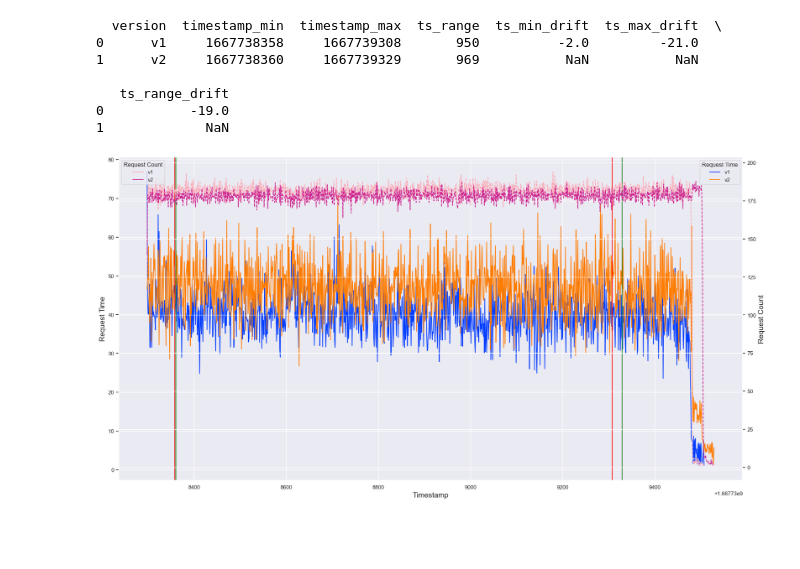
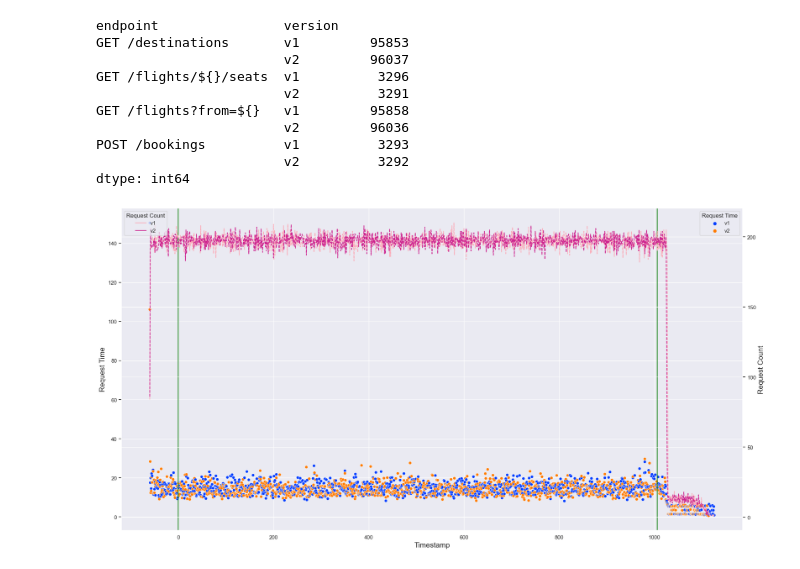
Before and after one commit to njapke/cloud-benchmark-conductor, a Jupyter notebook: analysis/bootstraping-app2.ipynb, the cells around one changed output. Saved outputs shown, nothing was run; the diff lists cells and outputs as text; code cells hidden in the pictures; blank space fills up the shorter version.

```diff
--- a/analysis/bootstraping-app2.ipynb
+++ b/analysis/bootstraping-app2.ipynb
@@ -7,10 +7,12 @@ from numpy.random import default_rng
 rng = default_rng()
 # %%
 # benchmarkName = "ab-main-main-2022-11-04T12:30:42+01:00"
+benchmarkName = "ab-main-main-2022-11-10T17:34:23+01:00"
 # benchmarkName = "ab-main-perf-issue-clean-path-2022-11-05T20:39:50+01:00"
 # benchmarkName = "ab-main-perf-issue-request-id-2022-11-04T14:18:47+01:00"
-benchmarkName = "ab-main-perf-issue-basic-auth-2022-11-06T13:36:52+01:00"
-
+# benchmarkName = "ab-main-perf-issue-basic-auth-2022-11-06T13:36:52+01:00"
+maxCutoffDuration = 120
+# maxCutoffDuration = 600
 
 df1 = pd.read_csv(f"../results/fbs/{benchmarkName}/v1.csv.gz")
 df2 = pd.read_csv(f"../results/fbs/{benchmarkName}/v2.csv.gz")
@@ -39,9 +41,13 @@ df_req_durations = df[df['metric_name'] == 'http_req_duration'].copy()
 
 df_req_durations.rename(columns={'extra_tags': 'version', 'name': 'path'}, inplace=True)
 df_req_durations['version'] = df_req_durations['version'].str.replace('version=', '')
-df_req_durations['method_path'] = df_req_durations['method'] + " " + df_req_durations['path'].str[3:]
-# df_req_durations['scenario_iter'] = df_req_durations['scenario'] + "_" + df_req_durations['iter'].astype(int).astype(str)
-# df_req_durations.groupby(['version', 'scenario']).size()
+df_req_durations['endpoint'] = df_req_durations['method'] + " " + df_req_durations['path'].str[3:]
+
+# add 60 seconds to the first timestamp
+minCutoffTs = df_req_durations['timestamp'].min() + 60
+# use relative timestamps
+df_req_durations['timestamp'] = df_req_durations['timestamp'] - minCutoffTs
+maxCutoffTs = df_req_durations['timestamp'].max() - maxCutoffDuration
 df_req_durations
 # %% [output]
 |  | metric_name | timestamp | metric_value | check | error | error_code | expected_response | iter | ... |
@@ -114,52 +66,43 @@ dtype: int64
+# %%
+# enforce cutoff
+df_filtered = df_req_durations[(df_req_durations['timestamp'] >= 0) & (df_req_durations['timestamp'] <= maxCutoffTs)]
+df_filtered.groupby(['endpoint', 'version']).size()
+# %% [output]
+endpoint                version
+GET /destinations       v1         95853
+                        v2         96037
+GET /flights/${}/seats  v1          3296
+                        v2          3291
+GET /flights?from=${}   v1         95858
+                        v2         96036
+POST /bookings          v1          3293
+                        v2          3292
+dtype: int64
 # %%
-
-# analyze time drift
-# we select the data by iteration to have a equal amount of measurements, but we want to cutoff by time
-# this might cause biased results if the drift is too big
-
-df_time_drift = df_filtered.groupby(['version']).agg(timestamp_min=('timestamp', 'min'), timestamp_max=('timestamp', 'max'),).reset_index()
-df_time_drift['ts_range'] = df_time_drift['timestamp_max'] - df_time_drift['timestamp_min']
-df_time_drift['ts_min_drift'] = df_time_drift['timestamp_min'] - df_time_drift['timestamp_min'].shift(-1)
-df_time_drift['ts_max_drift'] = df_time_drift['timestamp_max'] - df_time_drift['timestamp_max'].shift(-1)
-df_time_drift['ts_range_drift'] = df_time_drift['ts_range'] - df_time_drift['ts_range'].shift(-1)
-print(df_time_drift)
-
-
 plot_df = df_req_durations.groupby(['timestamp', 'version'])\
   .agg(
     count=('status', 'count'),
     request_duration_median=('metric_value', 'median')
   ).reset_index()
 
 # plot
 paletteTime = sns.color_palette("bright", 2)
 paletteCount = sns.color_palette("RdPu", 2)
 
 sns.set(rc={'figure.figsize':(23,12)})
-g = sns.lineplot(data = plot_df, x='timestamp', y='request_duration_median', hue='version', palette=paletteTime)
-g.axvline(maxCutoffTs, color = "magenta")
-g.axvline(minCutoffTs, color = "magenta")
-g.axvline(df_time_drift.loc[0]['timestamp_min'], color = "red")
-g.axvline(df_time_drift.loc[0]['timestamp_max'], color = "red")
-g.axvline(df_time_drift.loc[1]['timestamp_min'], color = "green")
-g.axvline(df_time_drift.loc[1]['timestamp_max'], color = "green")
+g = sns.scatterplot(data = plot_df, x='timestamp', y='request_duration_median', hue='version', palette=paletteTime)
+g.axvline(maxCutoffTs, color = "green")
+g.axvline(0, color = "green")
 g.set_xlabel("Timestamp", fontsize = 15)
 g.set_ylabel("Request Time", fontsize = 15)
 # g.set_ylim([0, 8500])
 g.legend(title="Request Time")
 ax2 = g.twinx()
 ax2.set_ylabel("Request Count", fontsize = 15)
 #ax2.set_ylim([0, 2000])
 g2 = sns.lineplot(data = plot_df, x='timestamp', y='count', hue='version', ax=ax2, palette=paletteCount, linestyle="--")
 g2.legend(title="Request Count", loc = 'upper left')
 g.figure.savefig(f"{benchmarkName}-all-requests.pdf")
 # %% [output]
-  version  timestamp_min  timestamp_max  ts_range  ts_min_drift  ts_max_drift  \
-0      v1     1667738358     1667739308       950          -2.0         -21.0
-1      v2     1667738360     1667739329       969           NaN           NaN
-
-   ts_range_drift
-0           -19.0
-1             NaN
-[figure, old version]
+[figure, new version]
 # %%
```
Also changed, not shown: parts of 8 cells of this notebook, 16 other files.
